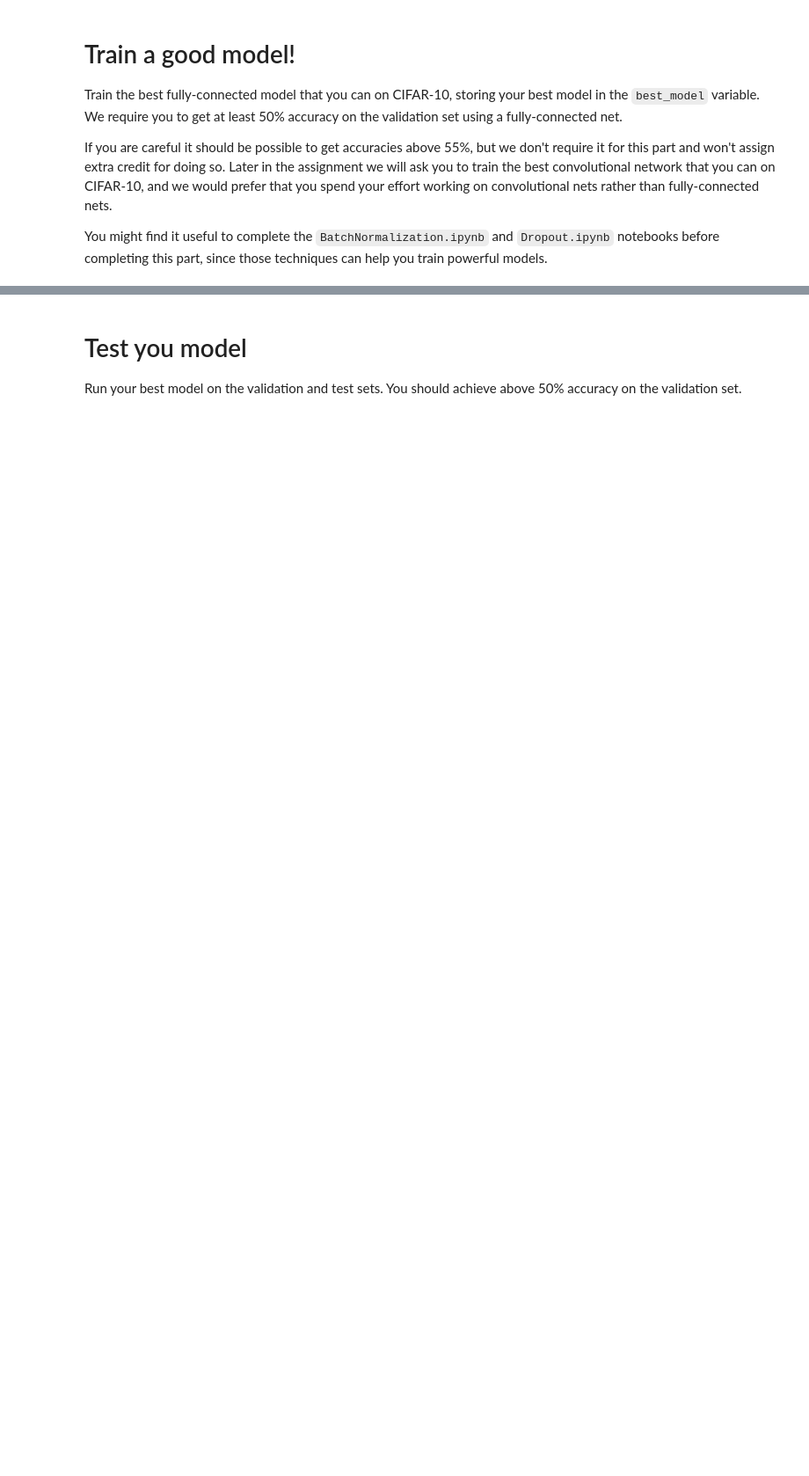
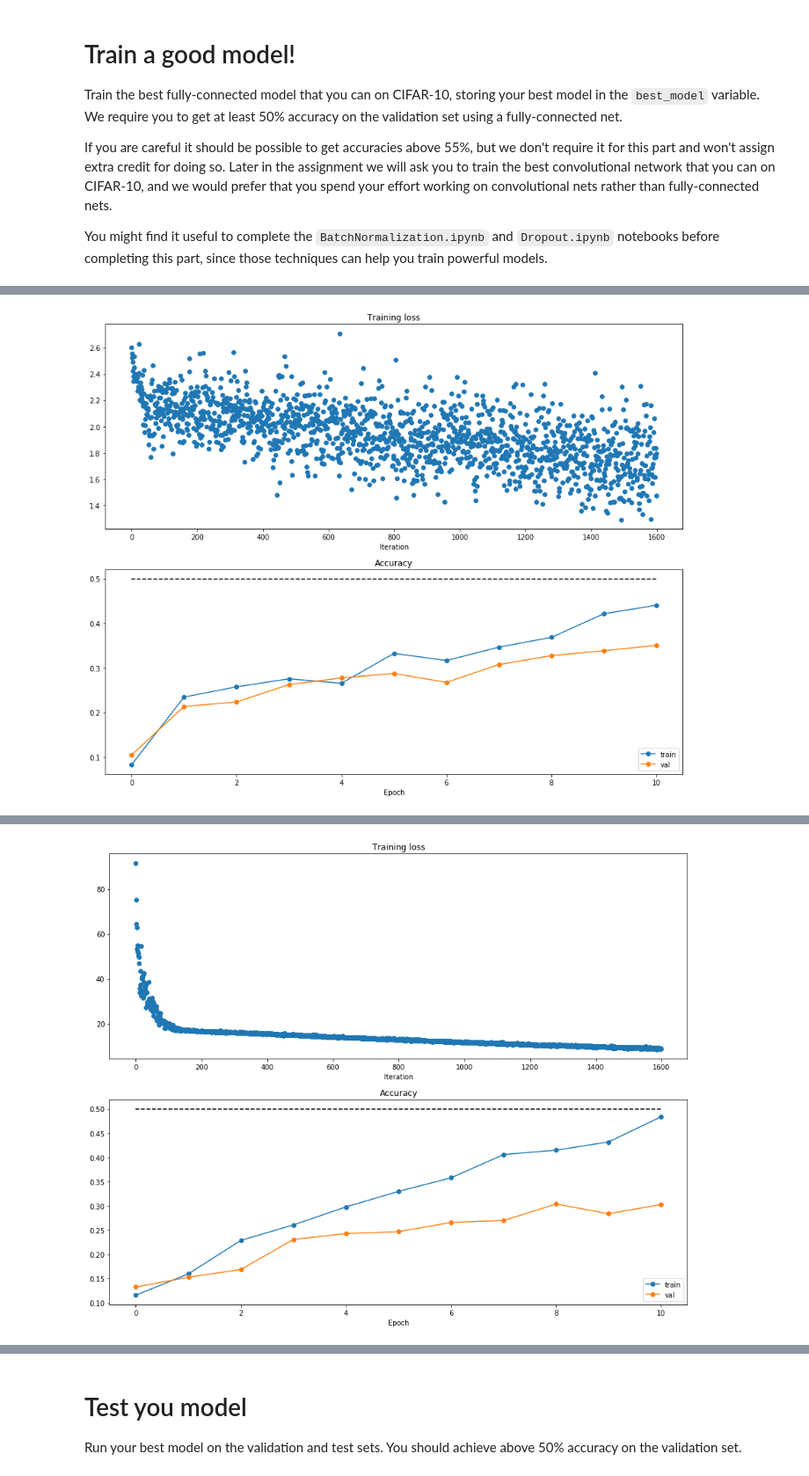
Before and after one commit to rayz2007/cs231n, a Jupyter notebook: assignment2/FullyConnectedNets.ipynb, the cells around one changed output, grey strips where cells are left out. Shown at 88% size. Drawn from its saved outputs; the diff is of its cells as text; code cells hidden in the pictures; blank space fills up the shorter version.

```diff
--- a/assignment2/FullyConnectedNets.ipynb
+++ b/assignment2/FullyConnectedNets.ipynb
@@ -694,0 +782,60 @@ pass
+# %%
+best_model = None
+num_train = 4000
+small_data = {
+  'X_train': data['X_train'][:num_train],
+  'y_train': data['y_train'][:num_train],
+  'X_val': data['X_val'],
+  'y_val': data['y_val'],
+}
+
+################################################################################
+# TODO: Train the best FullyConnectedNet that you can on CIFAR-10. You might   #
+# batch normalization and dropout useful. Store your best model in the         #
+# best_model variable.                                                         #
+################################################################################
+learning_rates = 10**np.random.uniform(-3,-2,2)
+weight_scales =  10**np.random.uniform(-2,-1,2)
+
+results = {}
+for rate in learning_rates:
+    for weights in weight_scales:
+        model = FullyConnectedNet([100, 100, 100, 100], reg = 0.01, weight_scale=weights, dtype=np.float64)
+
+        solver = Solver(model, small_data,
+                        print_every=100, num_epochs=10, batch_size=25,
+                        update_rule='adam',
+                        optim_config={
+                          'learning_rate': rate,
+                        },
+                        lr_decay = 0.9
+                 )
+        solver.train()
+        train_acc = solver.train_acc_history[-1]
+        val_acc = solver.val_acc_history[-1]
+        results[(rate,weights)] = train_acc, val_acc
+
+        plt.subplot(2, 1, 1)
+        plt.title('Training loss')
+        plt.plot(solver.loss_history, 'o')
+        plt.xlabel('Iteration')
+
+        plt.subplot(2, 1, 2)
+        plt.title('Accuracy')
+        plt.plot(solver.train_acc_history, '-o', label='train')
+        plt.plot(solver.val_acc_history, '-o', label='val')
+        plt.plot([0.5] * len(solver.val_acc_history), 'k--')
+        plt.xlabel('Epoch')
+        plt.legend(loc='lower right')
+        plt.gcf().set_size_inches(15, 12)
+        plt.show()
+
+
+for rate, weights in sorted(results):
+    train_acc, val_acc = results[(rate, weights)]
+    print 'lr %e ws %e train accuracy: %f, validation accuracy: %f' % (rate, weights,  train_acc, val_acc)
+
+################################################################################
+#                              END OF YOUR CODE                                #
+################################################################################
+# %% [output]
@@ -694,0 +859 @@ pass
+[figure, added]
@@ -694,0 +877 @@ pass
+[figure, added]
```
Also changed, not shown: parts of 17 cells of this notebook, 3 other files.
